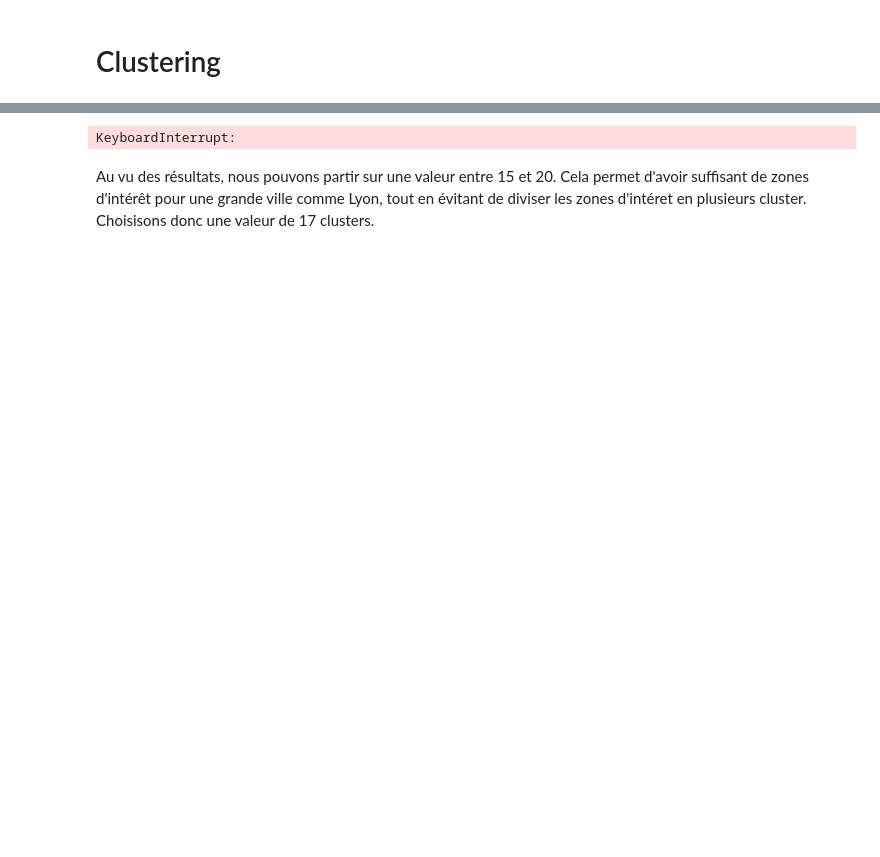
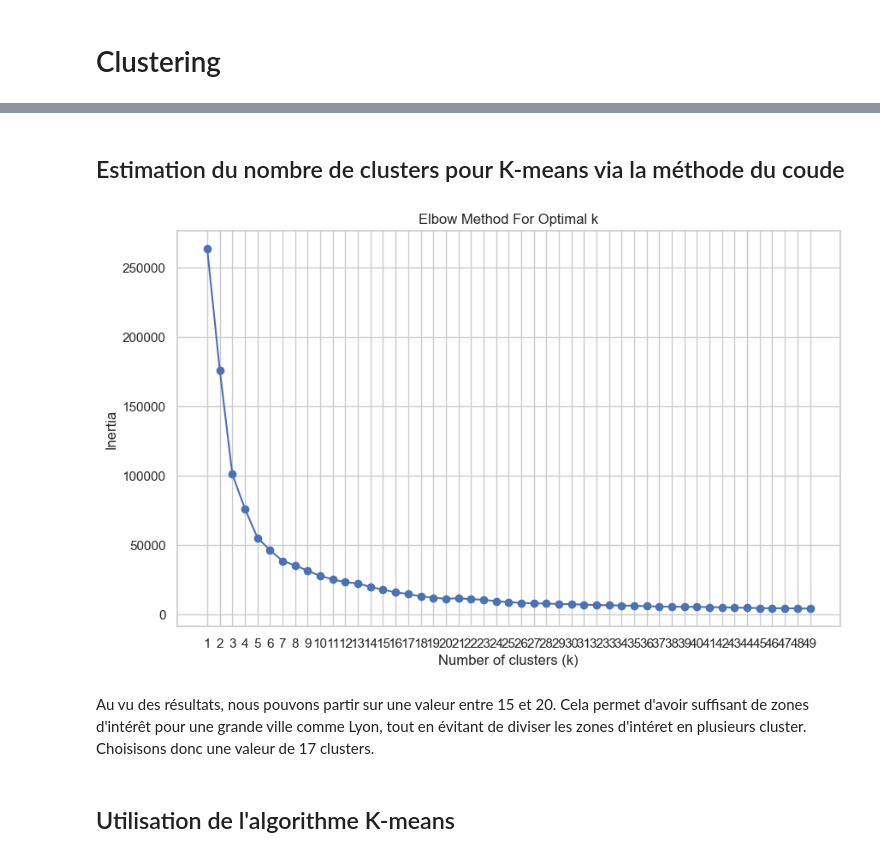
Before and after one commit to nathanvanneste/GrandLyon-DataMiningProject, a Jupyter notebook: Projet.ipynb, the cells around one changed output, grey strips where cells are left out. Saved outputs shown, nothing was run; the diff lists cells and outputs as text; code cells hidden in the pictures; blank space fills up the shorter version.

```diff
--- a/Projet.ipynb
+++ b/Projet.ipynb
@@ -118,26 +151,30 @@ long   -2.199138e-14
 dtype: float64
+# %% [markdown]
+## Estimation du nombre de clusters pour K-means via la méthode du coude
 # %%
 # Initialisation de la liste pour stocker les inerties
 inertia = []
-k_range = range(1, 100)  # On teste de 1 à 10 clusters
+k_range = range(1, 50)  # On teste de 1 à 10 clusters
 
 # Boucle pour calculer l'inertie pour chaque nombre de clusters
 for k in k_range:
     kmeans = KMeans(n_clusters=k, init='k-means++', random_state=42)
     kmeans.fit(scaled_data_df)
     inertia.append(kmeans.inertia_)
 
 # Création du graphique (Plot)
 plt.figure(figsize=(10, 6))
 plt.plot(k_range, inertia, marker='o')
 plt.title('Elbow Method For Optimal k')
 plt.xlabel('Number of clusters (k)')
 plt.ylabel('Inertia')
 plt.xticks(k_range)
 plt.grid(True)
 plt.show()
 # %% [output]
-KeyboardInterrupt:
+[figure, added]
 # %% [markdown]
 Au vu des résultats, nous pouvons partir sur une valeur entre 15 et 20. Cela permet d'avoir suffisant de zones d'intérêt pour une grande ville comme Lyon, tout en évitant de diviser les zones d'intéret en plusieurs cluster. Choisisons donc une valeur de 17 clusters.
+# %% [markdown]
+## Utilisation de l'algorithme K-means
 # %%
```
Also changed, not shown: parts of 12 cells of this notebook, 1 other file.
